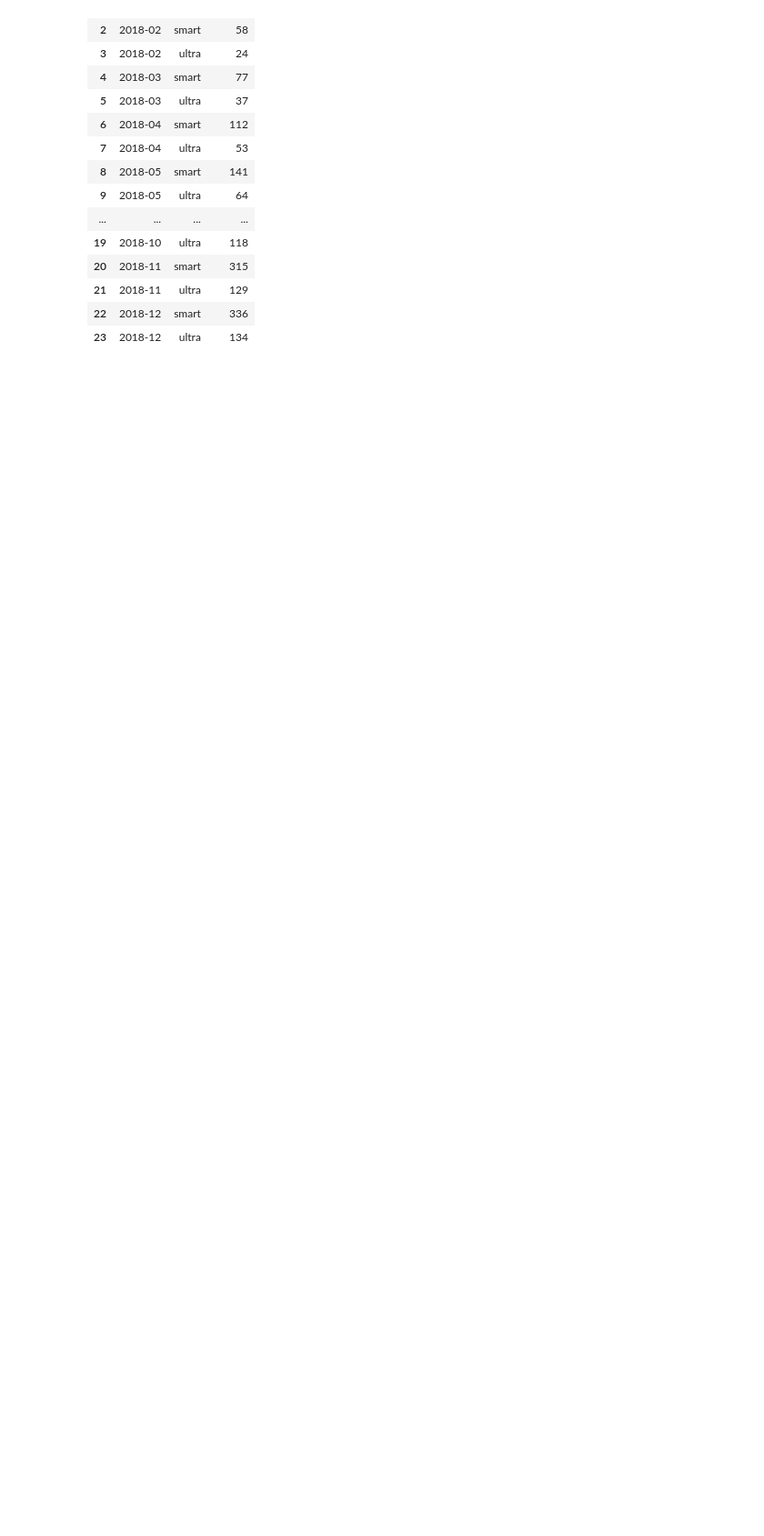
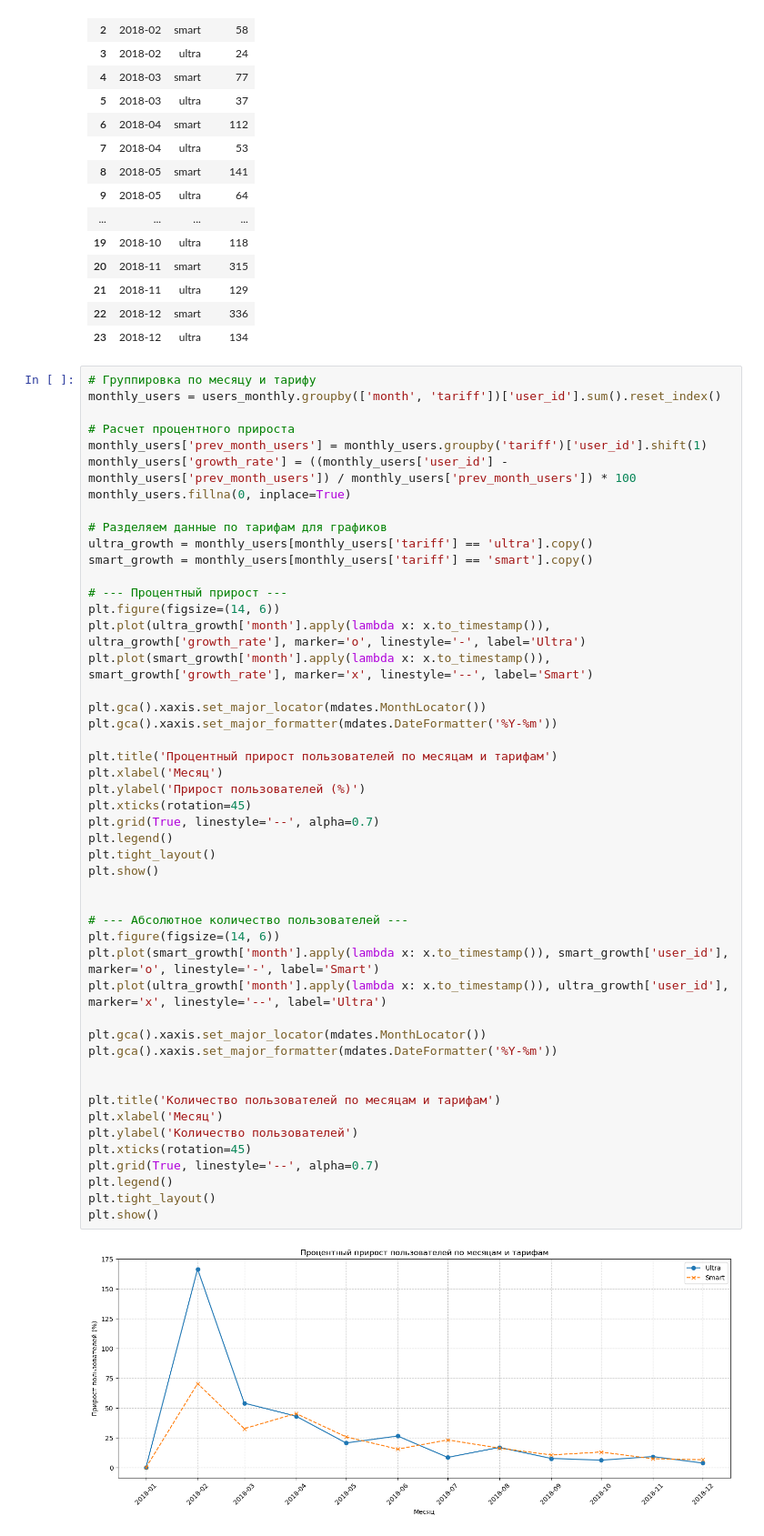
Before and after one commit to Constantistrudev/study_DA_tariff, a Jupyter notebook: Task.ipynb, the cells around one changed output. Shown at 91% size. Saved outputs shown, nothing was run; the diff lists cells and outputs as text; blank space fills up the shorter version.

```diff
--- a/Task.ipynb
+++ b/Task.ipynb
@@ -768,3 +767,53 @@ users_monthly
 | 21 | 2018-11 | ultra | 129 |
 | 22 | 2018-12 | smart | 336 |
 | 23 | 2018-12 | ultra | 134 |
+# %%
+# Группировка по месяцу и тарифу
+monthly_users = users_monthly.groupby(['month', 'tariff'])['user_id'].sum().reset_index()
+
+# Расчет процентного прироста
+monthly_users['prev_month_users'] = monthly_users.groupby('tariff')['user_id'].shift(1)
+monthly_users['growth_rate'] = ((monthly_users['user_id'] - monthly_users['prev_month_users']) / monthly_users['prev_month_users']) * 100
+monthly_users.fillna(0, inplace=True)
+
+# Разделяем данные по тарифам для графиков
+ultra_growth = monthly_users[monthly_users['tariff'] == 'ultra'].copy()
+smart_growth = monthly_users[monthly_users['tariff'] == 'smart'].copy()
+
+# --- Процентный прирост ---
+plt.figure(figsize=(14, 6))
+plt.plot(ultra_growth['month'].apply(lambda x: x.to_timestamp()), ultra_growth['growth_rate'], marker='o', linestyle='-', label='Ultra')
+plt.plot(smart_growth['month'].apply(lambda x: x.to_timestamp()), smart_growth['growth_rate'], marker='x', linestyle='--', label='Smart')
+
+plt.gca().xaxis.set_major_locator(mdates.MonthLocator())
+plt.gca().xaxis.set_major_formatter(mdates.DateFormatter('%Y-%m'))
+
+plt.title('Процентный прирост пользователей по месяцам и тарифам')
+plt.xlabel('Месяц')
+plt.ylabel('Прирост пользователей (%)')
+plt.xticks(rotation=45)
+plt.grid(True, linestyle='--', alpha=0.7)
+plt.legend()
+plt.tight_layout()
+plt.show()
+
+
+# --- Абсолютное количество пользователей ---
+plt.figure(figsize=(14, 6))
+plt.plot(smart_growth['month'].apply(lambda x: x.to_timestamp()), smart_growth['user_id'], marker='o', linestyle='-', label='Smart')
+plt.plot(ultra_growth['month'].apply(lambda x: x.to_timestamp()), ultra_growth['user_id'], marker='x', linestyle='--', label='Ultra')
+
+plt.gca().xaxis.set_major_locator(mdates.MonthLocator())
+plt.gca().xaxis.set_major_formatter(mdates.DateFormatter('%Y-%m'))
+
+
+plt.title('Количество пользователей по месяцам и тарифам')
+plt.xlabel('Месяц')
+plt.ylabel('Количество пользователей')
+plt.xticks(rotation=45)
+plt.grid(True, linestyle='--', alpha=0.7)
+plt.legend()
+plt.tight_layout()
+plt.show()
+# %% [output]
+[figure, added]
```
Also changed, not shown: parts of 18 cells of this notebook.
